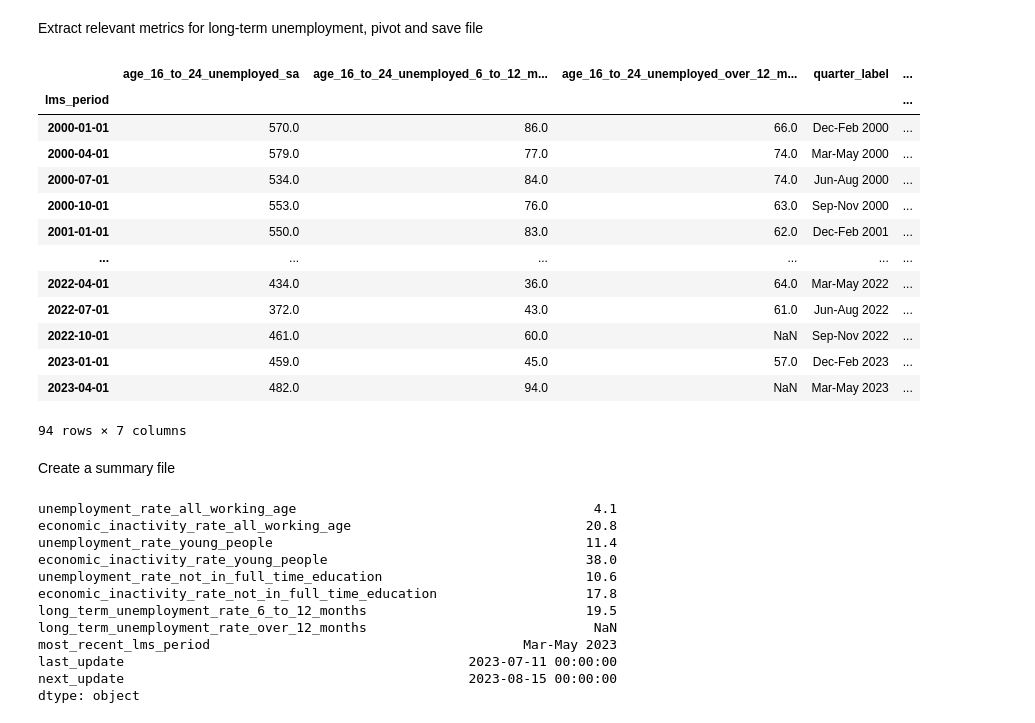
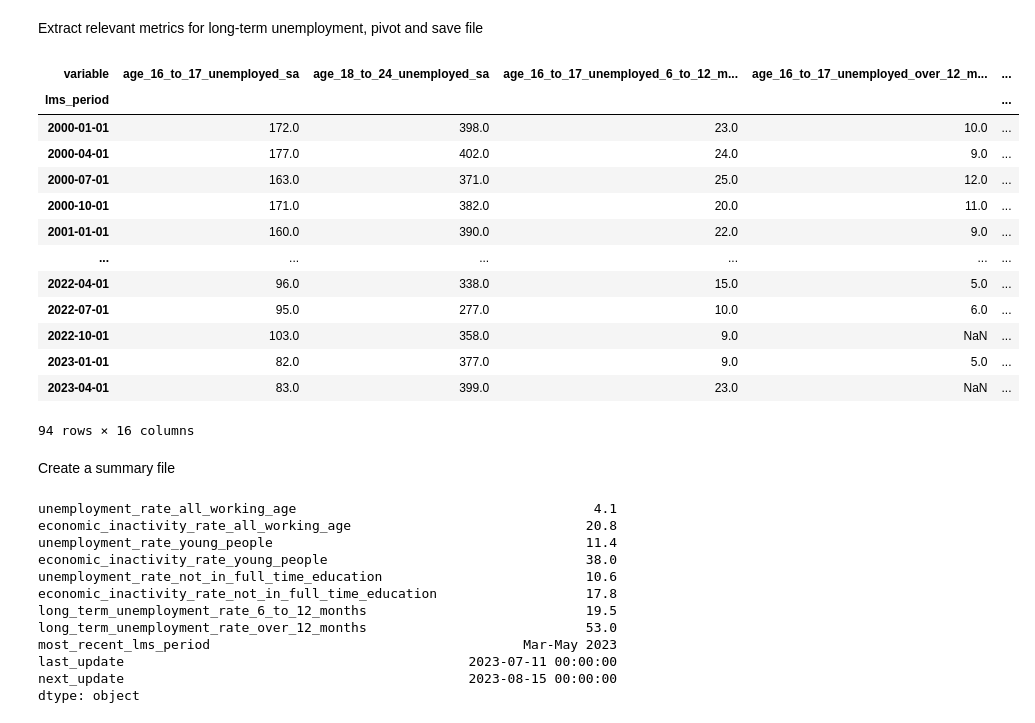
Before and after one commit to open-innovations/yff-data, a Jupyter notebook: working/output/labour-market-prepare.ipynb, the cells around one changed output. Cells and saved outputs as stored; diff of their text form; code cells hidden in the pictures.

```diff
--- a/working/output/labour-market-prepare.ipynb
+++ b/working/output/labour-market-prepare.ipynb
@@ -41,35 +41,49 @@ labour_market_status
 94 rows × 53 columns
 # %% [markdown]
 Extract relevant metrics for long-term unemployment, pivot and save file
-# %%
-long_term_unemployed = lms_extract.pipe(create_table, long_term_unemployed_variables)
-long_term_unemployed = pd.DataFrame({
-    'age_16_to_24_unemployed_sa': (long_term_unemployed.age_18_to_24_unemployed_sa + long_term_unemployed.age_16_to_17_unemployed_sa).round(0),
-    'age_16_to_24_unemployed_6_to_12_months_sa':  (long_term_unemployed.age_18_to_24_unemployed_6_to_12_months_sa + long_term_unemployed.age_16_to_17_unemployed_6_to_12_months_sa).round(0),
-    'age_16_to_24_unemployed_over_12_months_sa': (long_term_unemployed.age_18_to_24_unemployed_over_12_months_sa + long_term_unemployed.age_16_to_17_unemployed_over_12_months_sa).round(0),
-    'quarter_label': long_term_unemployed.quarter_label,
-    'quarter_axis_label': long_term_unemployed.quarter_label.str.replace(' ', '\\n'),
-})
-long_term_unemployed['age_16_to_24_unemployed_6_to_12_months_rate_sa'] = (long_term_unemployed['age_16_to_24_unemployed_6_to_12_months_sa'] / \
-    long_term_unemployed['age_16_to_24_unemployed_sa'] * 100).round(1)
-long_term_unemployed['age_16_to_24_unemployed_over_12_months_rate_sa'] = (long_term_unemployed['age_16_to_24_unemployed_over_12_months_sa'] / \
-    long_term_unemployed['age_16_to_24_unemployed_sa'] * 100).round(1)
-long_term_unemployed.pipe(save_files, 'long_term_unemployed')
-# %% [output]
-|  | age_16_to_24_unemployed_sa | age_16_to_24_unemployed_6_to_12_m... | age_16_to_24_unemployed_over_12_m... | quarter_label | ... |
-| lms_period |  |  |  |  | ... |
-| 2000-01-01 | 570.0 | 86.0 | 66.0 | Dec-Feb 2000 | ... |
-| 2000-04-01 | 579.0 | 77.0 | 74.0 | Mar-May 2000 | ... |
-| 2000-07-01 | 534.0 | 84.0 | 74.0 | Jun-Aug 2000 | ... |
-| 2000-10-01 | 553.0 | 76.0 | 63.0 | Sep-Nov 2000 | ... |
-| 2001-01-01 | 550.0 | 83.0 | 62.0 | Dec-Feb 2001 | ... |
-| ... | ... | ... | ... | ... | ... |
-| 2022-04-01 | 434.0 | 36.0 | 64.0 | Mar-May 2022 | ... |
-| 2022-07-01 | 372.0 | 43.0 | 61.0 | Jun-Aug 2022 | ... |
-| 2022-10-01 | 461.0 | 60.0 | NaN | Sep-Nov 2022 | ... |
-| 2023-01-01 | 459.0 | 45.0 | 57.0 | Dec-Feb 2023 | ... |
-| 2023-04-01 | 482.0 | 94.0 | NaN | Mar-May 2023 | ... |
-94 rows × 7 columns
+# %%
+def construct_16_24_stats(data):
+    data['age_16_to_24_unemployed_sa'] = (data.age_18_to_24_unemployed_sa + data.age_16_to_17_unemployed_sa).round(0)
+    data['age_16_to_24_unemployed_6_to_12_months_sa'] = (data.age_18_to_24_unemployed_6_to_12_months_sa + data.age_16_to_17_unemployed_6_to_12_months_sa).round(0)
+    data['age_16_to_24_unemployed_over_12_months_sa'] = (data.age_18_to_24_unemployed_over_12_months_sa + data.age_16_to_17_unemployed_over_12_months_sa).round(0)
+    data['age_16_to_24_unemployed_6_to_12_months_rate_sa'] = (data['age_16_to_24_unemployed_6_to_12_months_sa'] / \
+      data['age_16_to_24_unemployed_sa'] * 100).round(1)
+    data['age_16_to_24_unemployed_over_12_months_rate_sa'] = (data['age_16_to_24_unemployed_over_12_months_sa'] / \
+      data['age_16_to_24_unemployed_sa'] * 100).round(1)
+
+    # Handle missing data by using the 18-24 figure instead
+    data['missing_over_12_months_data'] = data.age_16_to_24_unemployed_over_12_months_sa.isna()
+    data.age_16_to_24_unemployed_over_12_months_sa = data.age_16_to_24_unemployed_over_12_months_sa.mask(
+        data.missing_over_12_months_data,
+        data.age_18_to_24_unemployed_over_12_months_sa
+    )
+    data.age_16_to_24_unemployed_over_12_months_rate_sa = data.age_16_to_24_unemployed_over_12_months_rate_sa.mask(
+        data.missing_over_12_months_data,
+        data.age_18_to_24_unemployed_over_12_months_rate_sa.round(1)
+    )
+    return data
+
+def add_axis_labels(data):
+    data['quarter_axis_label'] = data.quarter_label.str.replace(' ', '\\n')
+    return data
+# %%
+long_term_unemployed = lms_extract.pipe(create_table, long_term_unemployed_variables).pipe(construct_16_24_stats).pipe(add_axis_labels)
+long_term_unemployed.pipe(save_files, 'long_term_unemployed')
+# %% [output]
+| variable | age_16_to_17_unemployed_sa | age_18_to_24_unemployed_sa | age_16_to_17_unemployed_6_to_12_m... | age_16_to_17_unemployed_over_12_m... | ... |
+| lms_period |  |  |  |  | ... |
+| 2000-01-01 | 172.0 | 398.0 | 23.0 | 10.0 | ... |
+| 2000-04-01 | 177.0 | 402.0 | 24.0 | 9.0 | ... |
+| 2000-07-01 | 163.0 | 371.0 | 25.0 | 12.0 | ... |
+| 2000-10-01 | 171.0 | 382.0 | 20.0 | 11.0 | ... |
+| 2001-01-01 | 160.0 | 390.0 | 22.0 | 9.0 | ... |
+| ... | ... | ... | ... | ... | ... |
+| 2022-04-01 | 96.0 | 338.0 | 15.0 | 5.0 | ... |
+| 2022-07-01 | 95.0 | 277.0 | 10.0 | 6.0 | ... |
+| 2022-10-01 | 103.0 | 358.0 | 9.0 | NaN | ... |
+| 2023-01-01 | 82.0 | 377.0 | 9.0 | 5.0 | ... |
+| 2023-04-01 | 83.0 | 399.0 | 23.0 | NaN | ... |
+94 rows × 16 columns
 # %% [markdown]
 Create a summary file
 # %%
@@ -92,7 +106,7 @@ economic_inactivity_rate_young_people                                 38.0
 unemployment_rate_not_in_full_time_education                          10.6
 economic_inactivity_rate_not_in_full_time_education                   17.8
 long_term_unemployment_rate_6_to_12_months                            19.5
-long_term_unemployment_rate_over_12_months                             NaN
+long_term_unemployment_rate_over_12_months                            53.0
 most_recent_lms_period                                        Mar-May 2023
 last_update                                            2023-07-11 00:00:00
 next_update                                            2023-08-15 00:00:00
```
Also changed, not shown: 7 other files.
